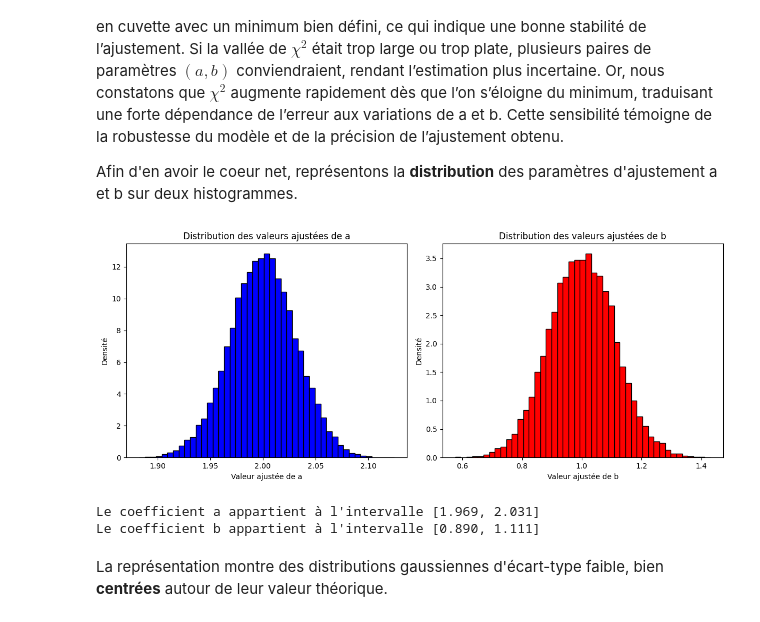
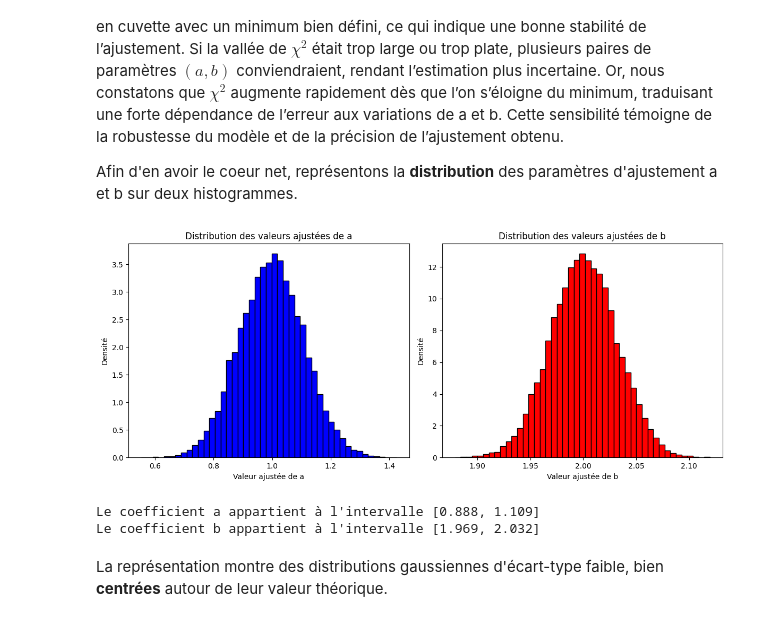
Before and after one commit to ostix360/Machine_Learning_S4, a Jupyter notebook: ToyMC.ipynb, the cells around one changed output. Saved outputs shown, nothing was run; the diff lists cells and outputs as text; code cells hidden in the pictures.

```diff
--- a/ToyMC.ipynb
+++ b/ToyMC.ipynb
@@ -428,37 +428,37 @@ for i in range(nombre_experiences):
     parametres_opt, _ = opt.curve_fit(model, x_exp, y_exp, sigma=0.1*y_th)
 
 
     # Stockage des résultats ajustés
-    fit_b[i], fit_a[i] = parametres_opt
+    fit_a[i], fit_b[i] = parametres_opt
 
 # Tracé des histogrammes pour a et b
 fig, axes = plt.subplots(1, 2, figsize=(12, 5))
 
 axes[0].hist(fit_a, bins=45, ec='k', density=True, color='blue')
 axes[0].set_xlabel("Valeur ajustée de a")
 axes[0].set_ylabel("Densité")
 axes[0].set_title("Distribution des valeurs ajustées de a")
 
 axes[1].hist(fit_b, bins=45, ec='k', density=True, color='red')
 axes[1].set_xlabel("Valeur ajustée de b")
 axes[1].set_ylabel("Densité")
 axes[1].set_title("Distribution des valeurs ajustées de b")
 
 plt.tight_layout()
 plt.show()
 
 # Calcul des moyennes et écarts-types et affichage des intervalles de confiance à 68%
 moyenne_a = np.mean(fit_a)
 ecart_type_a = np.std(fit_a)
 moyenne_b = np.mean(fit_b)
 ecart_type_b = np.std(fit_b)
 
 print(f"Le coefficient a appartient à l'intervalle [{moyenne_a - ecart_type_a:.3f}, {moyenne_a + ecart_type_a:.3f}]")
 print(f"Le coefficient b appartient à l'intervalle [{moyenne_b - ecart_type_b:.3f}, {moyenne_b + ecart_type_b:.3f}]")
 # %% [output]
-[figure, old version]
+[figure, new version]
-Le coefficient a appartient à l'intervalle [1.969, 2.031]
-Le coefficient b appartient à l'intervalle [0.890, 1.111]
+Le coefficient a appartient à l'intervalle [0.888, 1.109]
+Le coefficient b appartient à l'intervalle [1.969, 2.032]
 # %% [markdown]
 La représentation montre des distributions gaussiennes d'écart-type faible, bien **centrées** autour de leur valeur théorique.
 # %% [markdown]
```
Also changed, not shown: parts of 12 cells of this notebook, 2 other files.
